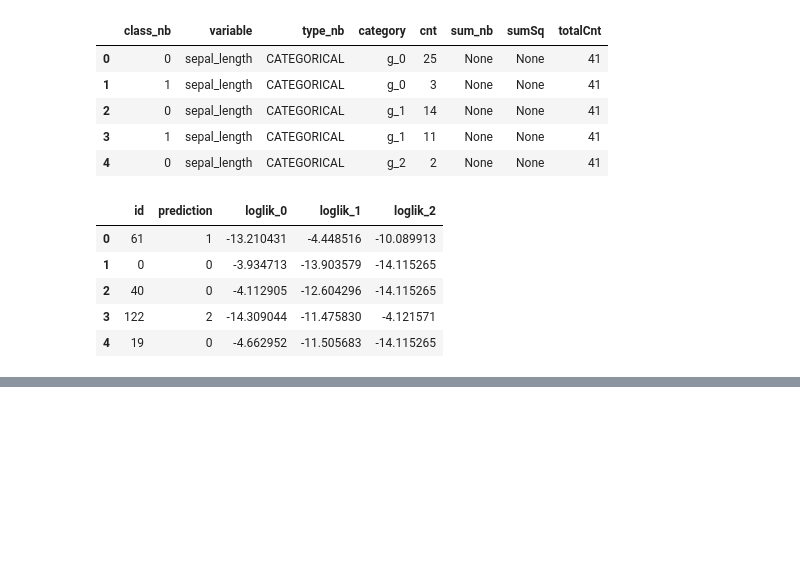
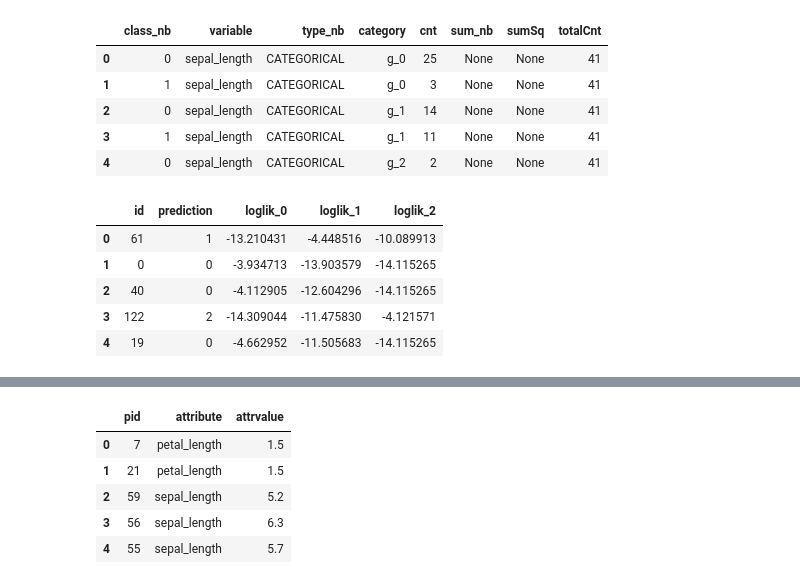
Before and after one commit to Yukimura66/sklearn2vantage, a Jupyter notebook: HowToUse.ipynb, the cells around one changed output, grey strips where cells are left out. Cells and saved outputs as stored; diff of their text form; code cells hidden in the pictures; blank space fills up the shorter version.

```diff
--- a/HowToUse.ipynb
+++ b/HowToUse.ipynb
@@ -317,0 +378,9 @@ select * from NaiveBayesPredict (
+# %%
+pd.read_sql_query("select top 5 * from iris_unpivot", engine)
+# %% [output]
+|  | pid | attribute | attrvalue |
+| 0 | 7 | petal_length | 1.5 |
+| 1 | 21 | petal_length | 1.5 |
+| 2 | 59 | sepal_length | 5.2 |
+| 3 | 56 | sepal_length | 6.3 |
+| 4 | 55 | sepal_length | 5.7 |
```
Also changed, not shown: parts of 11 cells of this notebook, 2 other files.
